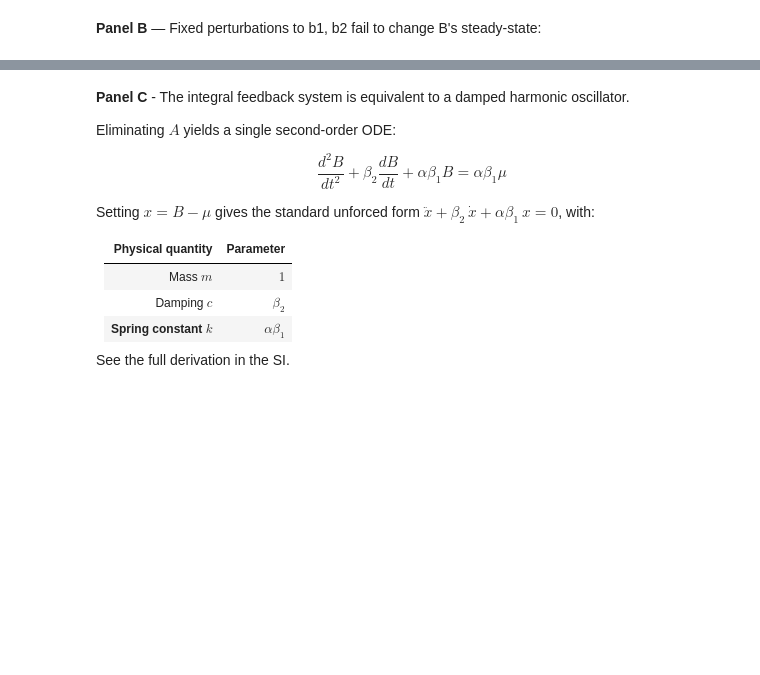
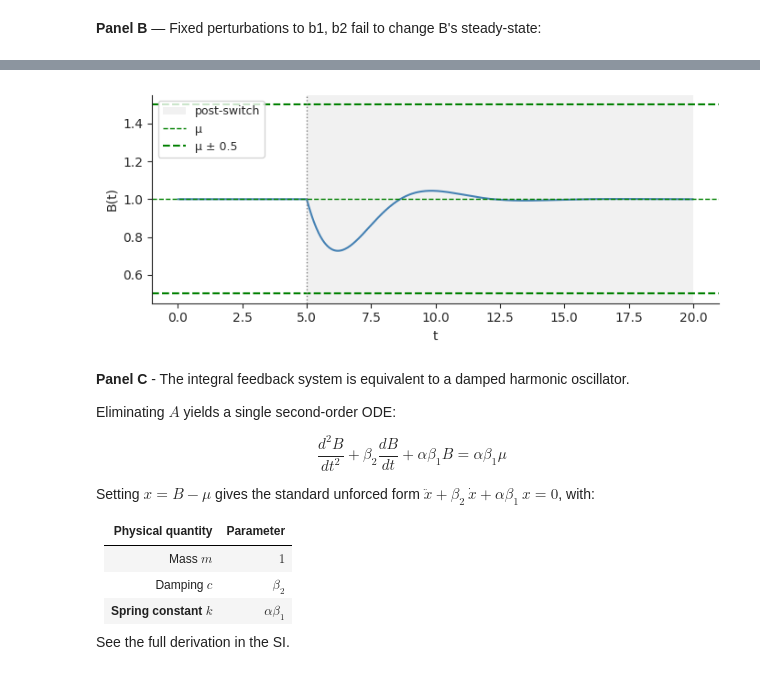
Before and after one commit to Liamir/autodiff-control, a Jupyter notebook: notebooks/figure2.ipynb, the cells around one changed output, grey strips where cells are left out. Cells and saved outputs as stored; diff of their text form; code cells hidden in the pictures; blank space fills up the shorter version.

```diff
--- a/notebooks/figure2.ipynb
+++ b/notebooks/figure2.ipynb
@@ -297,3 +300,46 @@ Figure saved to /Users/jonathansomer/repos/autodiff-control/plots/figure2_B.pdf
+# %%
+
+def run_panel_B_range():
+    p = PANEL_B
+    A_ss = p['beta2_base'] * mu / p['beta1_base']
+    x0_ss = [A_ss, mu, 1.0]          # 3 states: A, B, C
+
+    t1 = np.linspace(0, p['t_switch'], 250)
+    sol1 = solve_ivp(
+        lambda t_, y: range_rhs(y, p['alpha'], p['beta1_base'], p['beta2_base'],
+                                 p['c1'], p['c2'], radius=p['radius']).tolist(),
+        [0, p['t_switch']], x0_ss, dense_output=True, max_step=0.05)
+
+    y_switch = sol1.sol(p['t_switch'])
+
+    t2 = np.linspace(p['t_switch'], p['t_end'], 500)
+    sol2 = solve_ivp(
+        lambda t_, y: range_rhs(y, p['alpha'], p['beta1_pert'], p['beta2_pert'],
+                                 p['c1'], p['c2'], radius=p['radius']).tolist(),
+        [p['t_switch'], p['t_end']], y_switch, dense_output=True, max_step=0.05)
+
+    t_full = np.concatenate([t1, t2[1:]])
+    A_full = np.concatenate([sol1.sol(t1)[0], sol2.sol(t2[1:])[0]])
+    B_full = np.concatenate([sol1.sol(t1)[1], sol2.sol(t2[1:])[1]])
+    C_full = np.concatenate([sol1.sol(t1)[2], sol2.sol(t2[1:])[2]])
+    return dict(t=t_full, A=A_full, B=B_full, C=C_full)
+
+
+data_B_range = run_panel_B_range()
+
+# --- plot B with radius band ---
+fig, ax = plt.subplots(figsize=(7, 3))
+ax.axvspan(p['t_switch'], p['t_end'], color='lightgray', alpha=0.3, lw=0, label='post-switch')
+ax.plot(data_B_range['t'], data_B_range['B'], color='steelblue')
+ax.axhline(mu,          color='green', lw=1,   ls='--', label='μ')
+ax.axhline(mu + p['radius'], color='green', lw=1.5, ls='--', label=f'μ ± {p["radius"]}')
+ax.axhline(mu - p['radius'], color='green', lw=1.5, ls='--')
+ax.axvline(p['t_switch'], color='gray', lw=1, ls=':')
+clean_ax(ax)
+ax.set_xlabel('t'); ax.set_ylabel('B(t)'); ax.legend(fontsize=9)
+plt.tight_layout()
+# %% [output]
+[figure, added]
 # %% [markdown]
 **Panel C** - The integral feedback system is equivalent to a damped harmonic oscillator.
 
```
Also changed, not shown: parts of 4 cells of this notebook, 17 other files.
